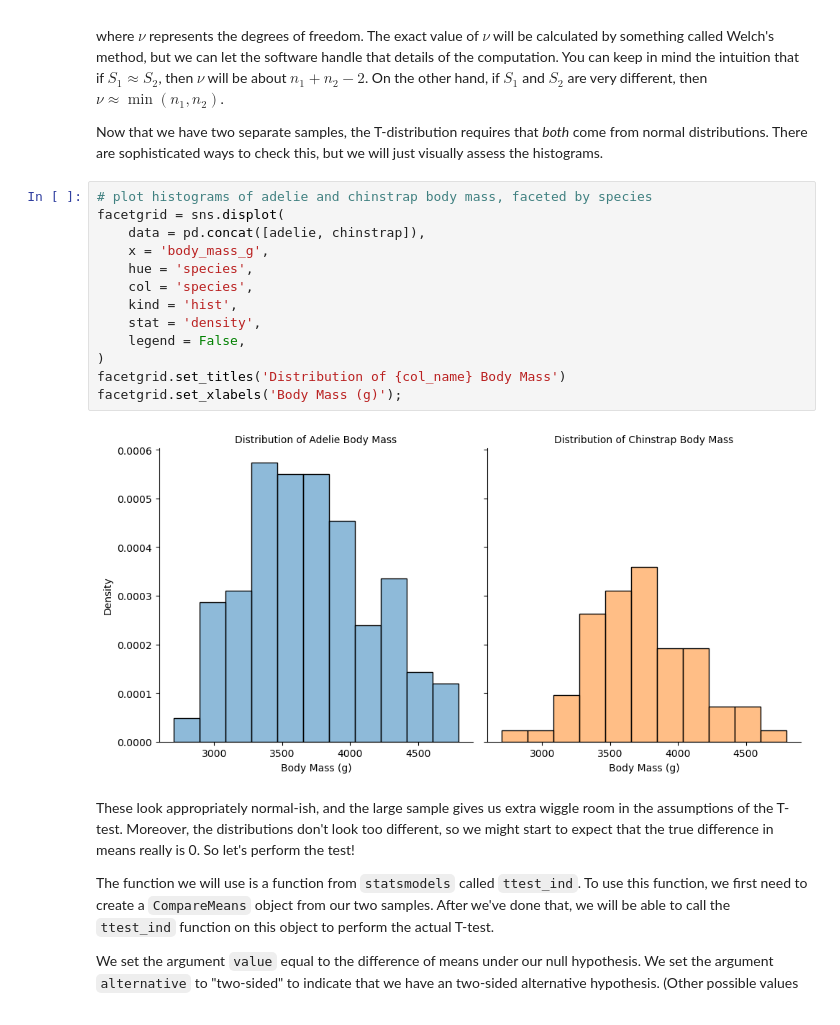
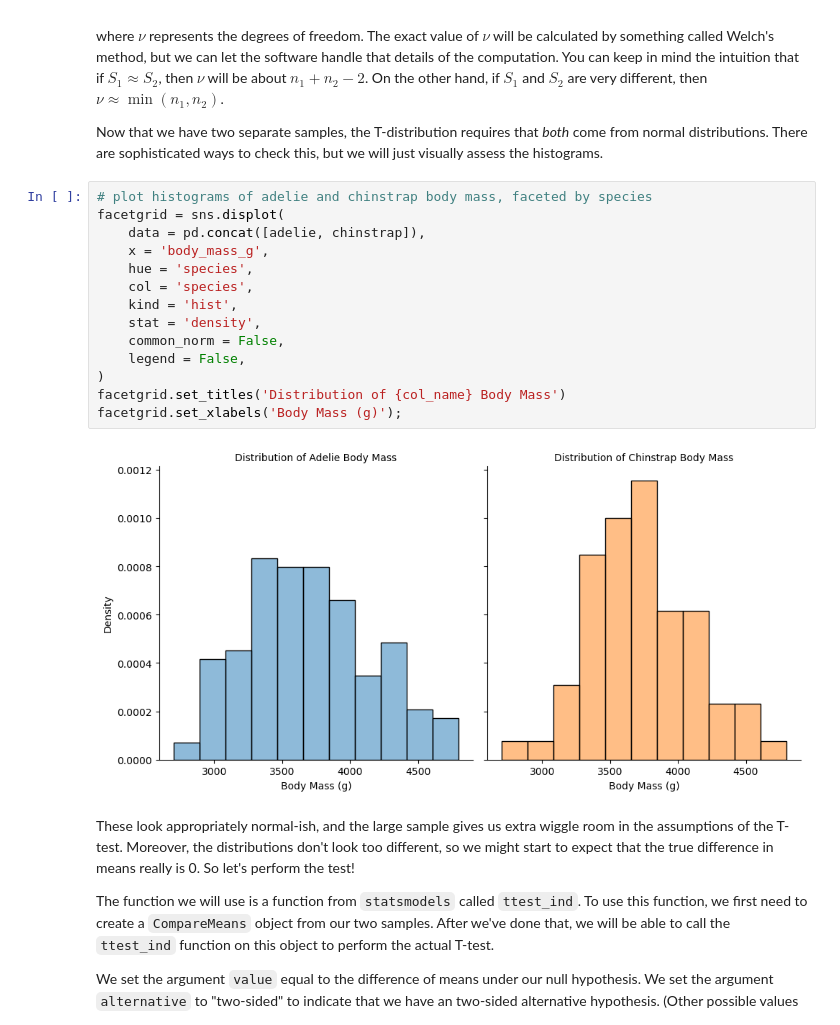
Before and after one commit to timothyprojectGiG/JB_Math_Textbook, a Jupyter notebook: src/ProbStat/StatInf/03_Inference_Numerical.ipynb, the cells around one changed output. Cells and saved outputs as stored; diff of their text form.

Commit message:
improve figure in ProbStat/StatInf sec3
set common_norm to False to normalize each group independently

```diff
--- a/src/ProbStat/StatInf/03_Inference_Numerical.ipynb
+++ b/src/ProbStat/StatInf/03_Inference_Numerical.ipynb
@@ -541,18 +541,19 @@ Now that we have two separate samples, the T-distribution requires that *both* c
 # %%
 # plot histograms of adelie and chinstrap body mass, faceted by species
 facetgrid = sns.displot(
     data = pd.concat([adelie, chinstrap]),
     x = 'body_mass_g',
     hue = 'species',
     col = 'species',
     kind = 'hist',
     stat = 'density',
+    common_norm = False,
     legend = False,
 )
 facetgrid.set_titles('Distribution of {col_name} Body Mass')
 facetgrid.set_xlabels('Body Mass (g)');
 # %% [output]
-[figure, old version]
+[figure, new version]
 # %% [markdown]
 These look appropriately normal-ish, and the large sample gives us extra wiggle room in the assumptions of the T-test. Moreover, the distributions don't look too different, so we might start to expect that the true difference in means really is 0. So let's perform the test!
 
```
Also changed, not shown: parts of 1 cell of this notebook.
